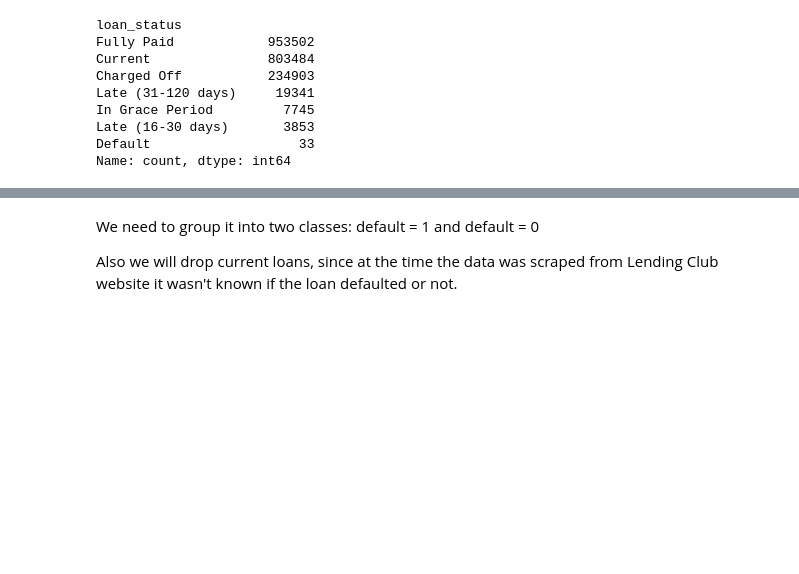
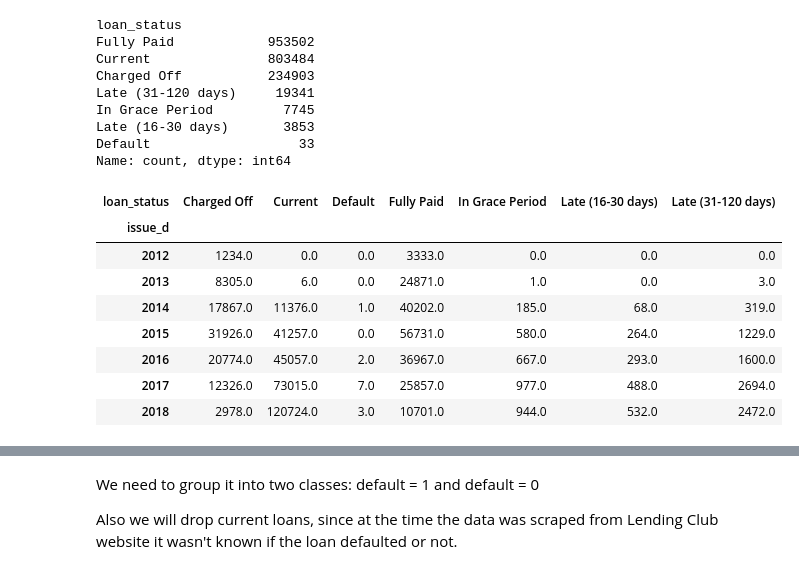
Before and after one commit to G-Mass/MTFI-project, a Jupyter notebook: p2p_lending_credit_risk_assessment.ipynb, the cells around one changed output, grey strips where cells are left out. Drawn from its saved outputs; the diff is of its cells as text; code cells hidden in the pictures; blank space fills up the shorter version.

```diff
--- a/p2p_lending_credit_risk_assessment.ipynb
+++ b/p2p_lending_credit_risk_assessment.ipynb
@@ -57,3 +57,26 @@ In Grace Period         7745
 Late (16-30 days)       3853
 Default                   33
 Name: count, dtype: int64
+# %%
+date_by_status_36 =df[df.term.str.contains("36")].groupby(df.loan_status).apply(lambda group: group.issue_d.value_counts())
+date_by_status_60 =df[df.term.str.contains("60")].groupby(df.loan_status).apply(lambda group: group.issue_d.value_counts())
+
+date_by_status_36 = date_by_status_36.unstack().T.reset_index(drop=False)
+date_by_status_36.issue_d = date_by_status_36.issue_d.apply(lambda string : string[-4:])
+date_by_status_36=date_by_status_36.groupby(date_by_status_36.issue_d).sum()
+
+date_by_status_60 = date_by_status_60.unstack().T.reset_index(drop=False)
+date_by_status_60.issue_d = date_by_status_60.issue_d.apply(lambda string : string[-4:])
+date_by_status_60=date_by_status_60.groupby(date_by_status_60.issue_d).sum()
+# %%
+date_by_status_60
+# %% [output]
+| loan_status | Charged Off | Current | Default | Fully Paid | In Grace Period | Late (16-30 days) | Late (31-120 days) |
+| issue_d |  |  |  |  |  |  |  |
+| 2012 | 1234.0 | 0.0 | 0.0 | 3333.0 | 0.0 | 0.0 | 0.0 |
+| 2013 | 8305.0 | 6.0 | 0.0 | 24871.0 | 1.0 | 0.0 | 3.0 |
+| 2014 | 17867.0 | 11376.0 | 1.0 | 40202.0 | 185.0 | 68.0 | 319.0 |
+| 2015 | 31926.0 | 41257.0 | 0.0 | 56731.0 | 580.0 | 264.0 | 1229.0 |
+| 2016 | 20774.0 | 45057.0 | 2.0 | 36967.0 | 667.0 | 293.0 | 1600.0 |
+| 2017 | 12326.0 | 73015.0 | 7.0 | 25857.0 | 977.0 | 488.0 | 2694.0 |
+| 2018 | 2978.0 | 120724.0 | 3.0 | 10701.0 | 944.0 | 532.0 | 2472.0 |
```
Also changed, not shown: parts of 14 cells of this notebook.
